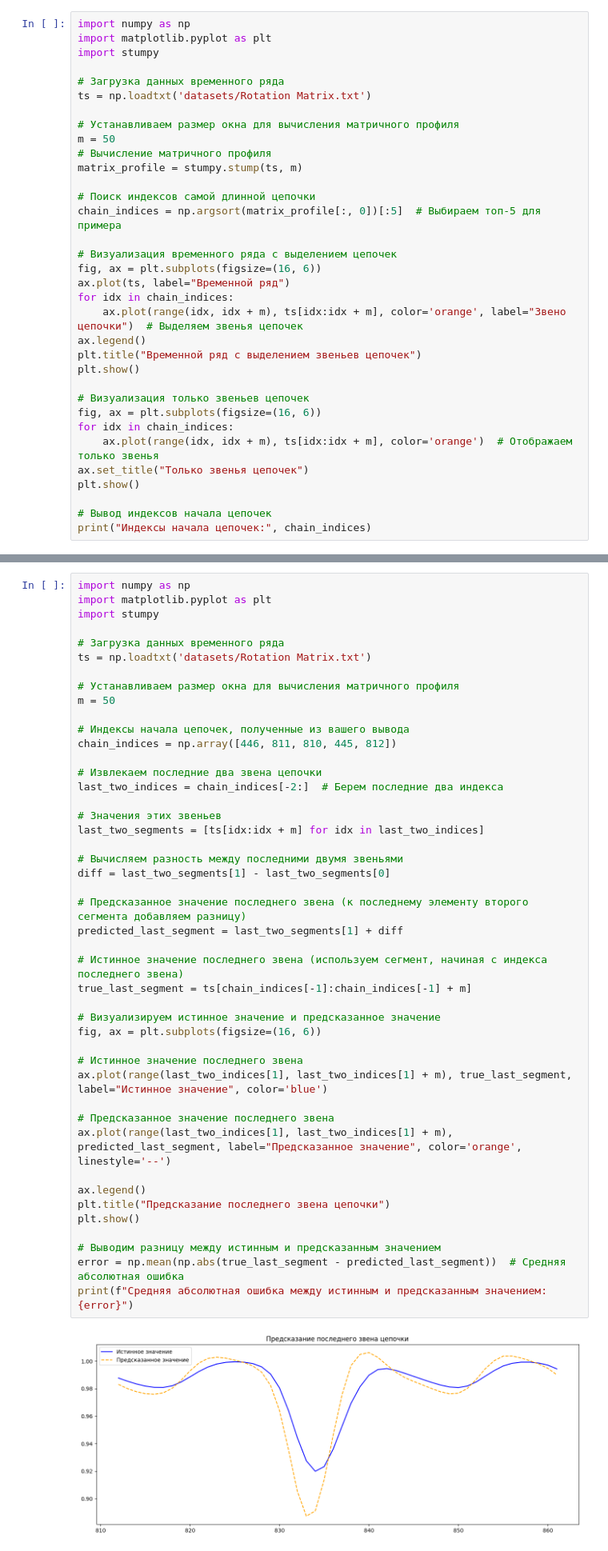
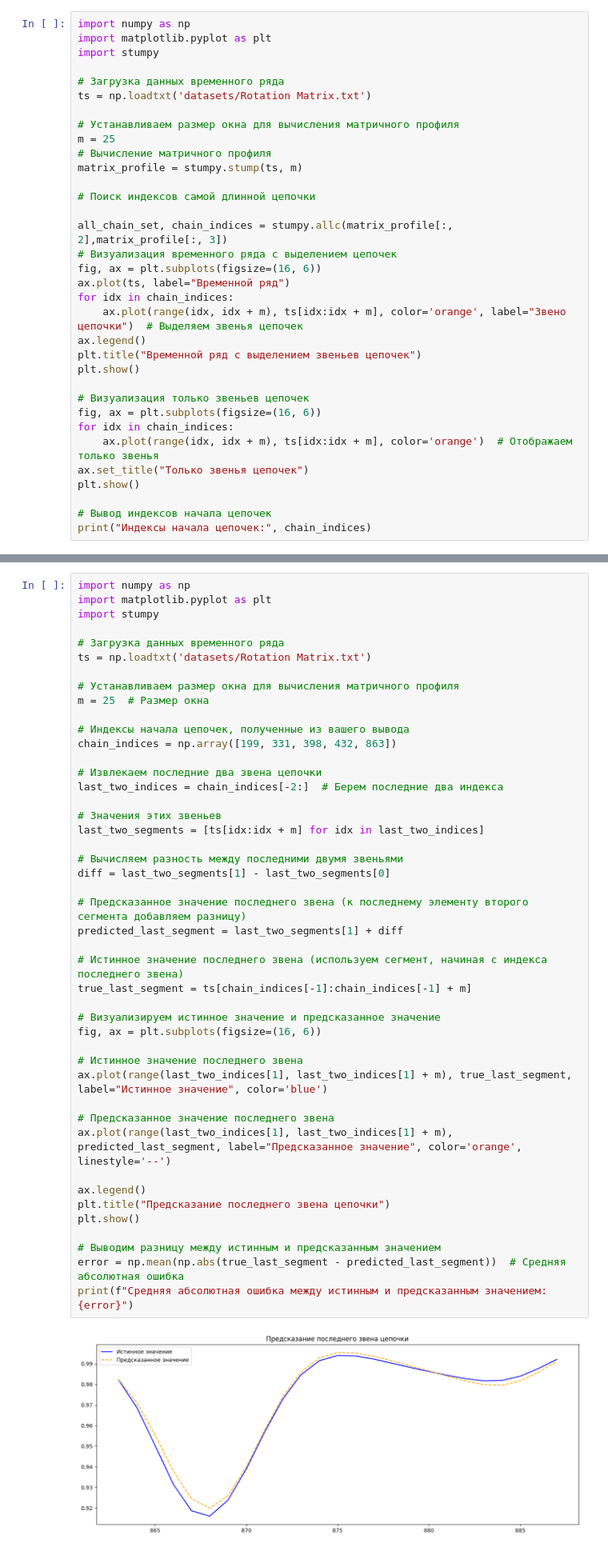
Before and after one commit to wilkak/2024-Gorbunov-TimeSeriesCourse, a Jupyter notebook: practice/06 Chains/06 Chains.ipynb, the cells around one changed output, grey strips where cells are left out. Shown: that part at 80% size. Saved outputs shown, nothing was run; the diff lists cells and outputs as text.

```diff
--- a/practice/06 Chains/06 Chains.ipynb
+++ b/practice/06 Chains/06 Chains.ipynb
@@ -85,13 +86,13 @@ import stumpy
 ts = np.loadtxt('datasets/Rotation Matrix.txt')
 
 # Устанавливаем размер окна для вычисления матричного профиля
-m = 50
+m = 25
 # Вычисление матричного профиля
 matrix_profile = stumpy.stump(ts, m)
 
 # Поиск индексов самой длинной цепочки
-chain_indices = np.argsort(matrix_profile[:, 0])[:5]  # Выбираем топ-5 для примера
 
+all_chain_set, chain_indices = stumpy.allc(matrix_profile[:, 2],matrix_profile[:, 3])
 # Визуализация временного ряда с выделением цепочек
 fig, ax = plt.subplots(figsize=(16, 6))
 ax.plot(ts, label="Временной ряд")
@@ -138,41 +139,41 @@ import stumpy
 ts = np.loadtxt('datasets/Rotation Matrix.txt')
 
 # Устанавливаем размер окна для вычисления матричного профиля
-m = 50
+m = 25  # Размер окна
 
 # Индексы начала цепочек, полученные из вашего вывода
-chain_indices = np.array([446, 811, 810, 445, 812])
+chain_indices = np.array([199, 331, 398, 432, 863])
 
 # Извлекаем последние два звена цепочки
 last_two_indices = chain_indices[-2:]  # Берем последние два индекса
 
 # Значения этих звеньев
 last_two_segments = [ts[idx:idx + m] for idx in last_two_indices]
 
 # Вычисляем разность между последними двумя звеньями
 diff = last_two_segments[1] - last_two_segments[0]
 
 # Предсказанное значение последнего звена (к последнему элементу второго сегмента добавляем разницу)
 predicted_last_segment = last_two_segments[1] + diff
 
 # Истинное значение последнего звена (используем сегмент, начиная с индекса последнего звена)
 true_last_segment = ts[chain_indices[-1]:chain_indices[-1] + m]
 
 # Визуализируем истинное значение и предсказанное значение
 fig, ax = plt.subplots(figsize=(16, 6))
 
 # Истинное значение последнего звена
 ax.plot(range(last_two_indices[1], last_two_indices[1] + m), true_last_segment, label="Истинное значение", color='blue')
 
 # Предсказанное значение последнего звена
 ax.plot(range(last_two_indices[1], last_two_indices[1] + m), predicted_last_segment, label="Предсказанное значение", color='orange', linestyle='--')
 
 ax.legend()
 plt.title("Предсказание последнего звена цепочки")
 plt.show()
 
 # Выводим разницу между истинным и предсказанным значением
 error = np.mean(np.abs(true_last_segment - predicted_last_segment))  # Средняя абсолютная ошибка
 print(f"Средняя абсолютная ошибка между истинным и предсказанным значением: {error}")
 # %% [output]
-[figure, old version]
+[figure, new version]
```
Also changed, not shown: parts of 6 cells of this notebook.
